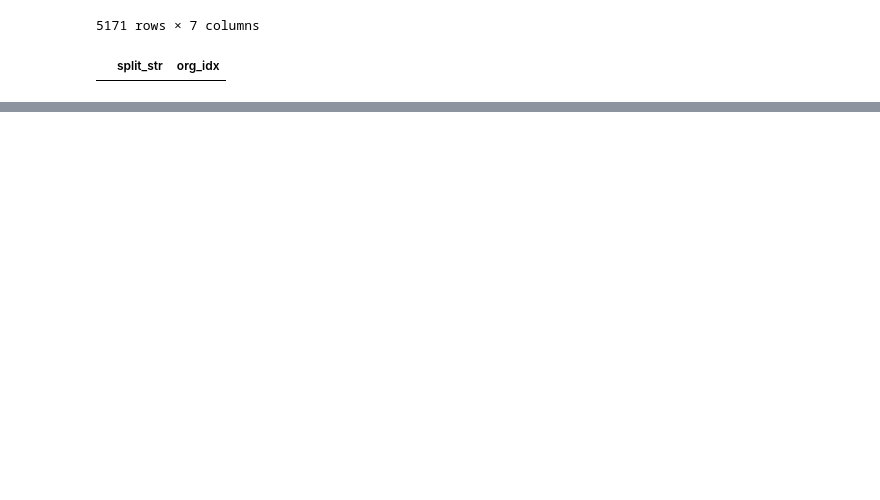
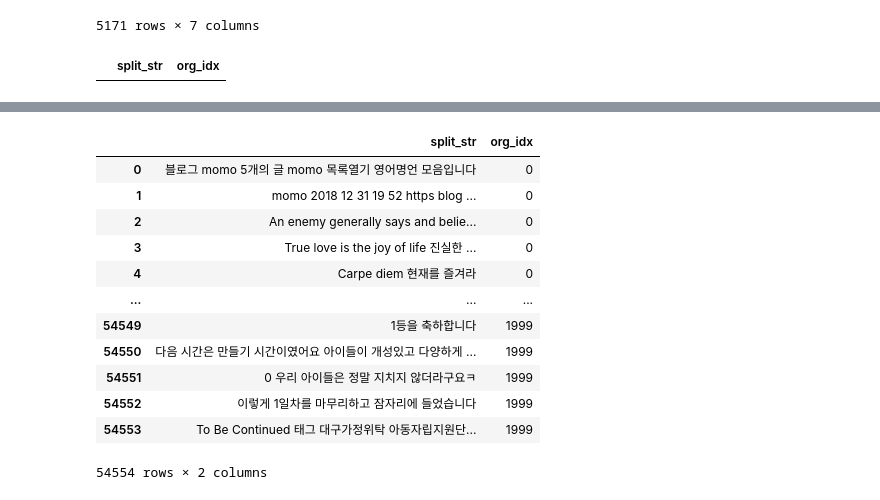
Before and after one commit to DDalaDDula/NIFoS, a Jupyter notebook: 치유(복지)/한글_텍스트_전처리(불용어_제거_및_문장분리).ipynb, the cells around one changed output, grey strips where cells are left out. Cells and saved outputs as stored; diff of their text form; code cells hidden in the pictures; blank space fills up the shorter version.

```diff
--- a/치유(복지)/한글_텍스트_전처리(불용어_제거_및_문장분리).ipynb
+++ b/치유(복지)/한글_텍스트_전처리(불용어_제거_및_문장분리).ipynb
@@ -100,0 +125,27 @@ KeyboardInterrupt:
+# %%
+for i in tqdm(df_2['split_list'].index):
+    for j in range(len(df_2['split_list'][i])):
+        split_str= {'split_str': df_2['split_list'][i][j][0], 'org_idx': [i]}
+        print(split_str['org_idx'])
+        split_df= pd.DataFrame(split_str)
+        df2 = pd.concat([df2,split_df])
+        df2.reset_index(drop=True, inplace=True)
+        df2.to_csv("./산림복지/2018산림복지_본문_불용어제거_및_문장분리.csv", index=False, encoding='UTF-8')
+        display.clear_output(wait=True) # 출력지우기
+
+df2.reset_index(drop=True, inplace=True)
+df2
+# %% [output]
+|  | split_str | org_idx |
+| 0 | 블로그 momo 5개의 글 momo 목록열기 영어명언 모음입니다 | 0 |
+| 1 | momo 2018 12 31 19 52 https blog ... | 0 |
+| 2 | An enemy generally says and belie... | 0 |
+| 3 | True love is the joy of life 진실한 ... | 0 |
+| 4 | Carpe diem 현재를 즐겨라 | 0 |
+| ... | ... | ... |
+| 54549 | 1등을 축하합니다 | 1999 |
+| 54550 | 다음 시간은 만들기 시간이였어요 아이들이 개성있고 다양하게 ... | 1999 |
+| 54551 | 0 우리 아이들은 정말 지치지 않더라구요ㅋ | 1999 |
+| 54552 | 이렇게 1일차를 마무리하고 잠자리에 들었습니다 | 1999 |
+| 54553 | To Be Continued 태그 대구가정위탁 아동자립지원단... | 1999 |
+54554 rows × 2 columns
```
Also changed, not shown: parts of 10 cells of this notebook, 3 other files.
